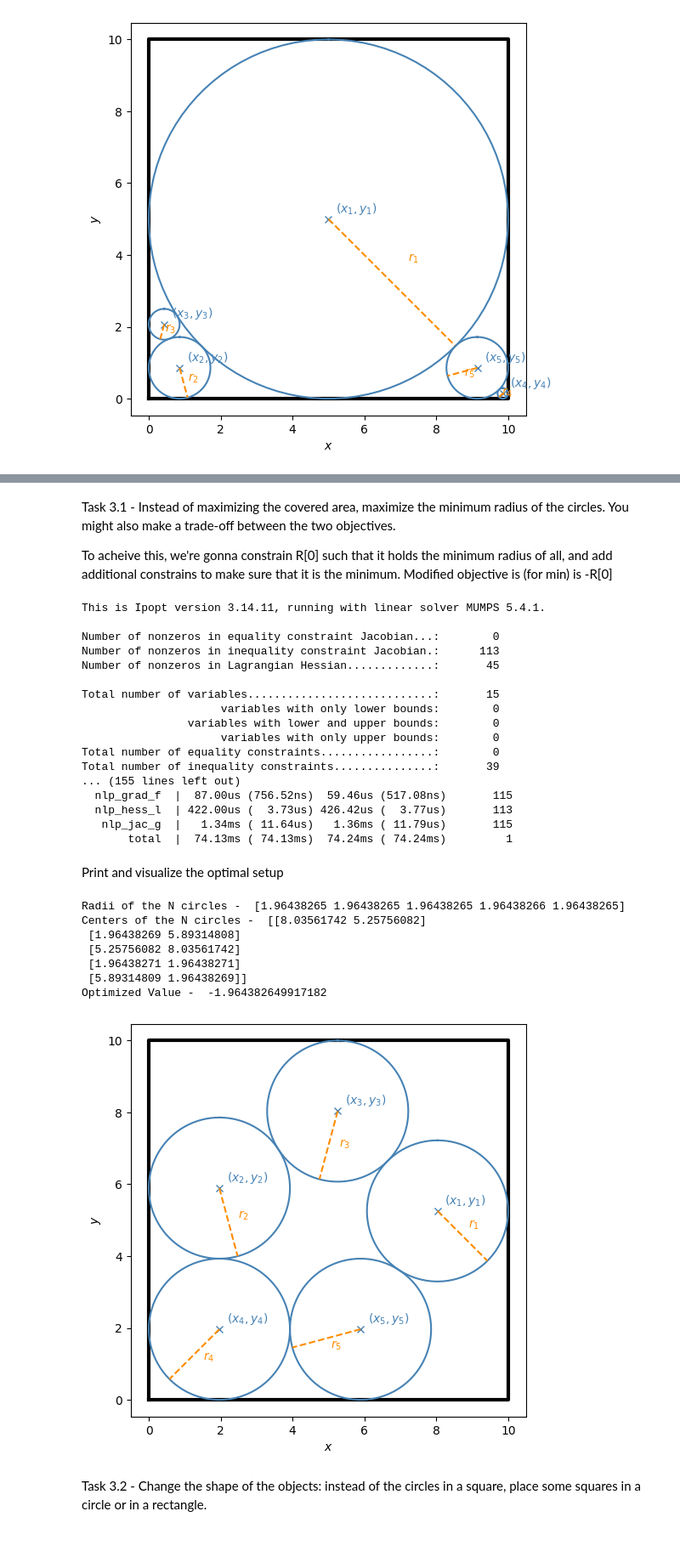
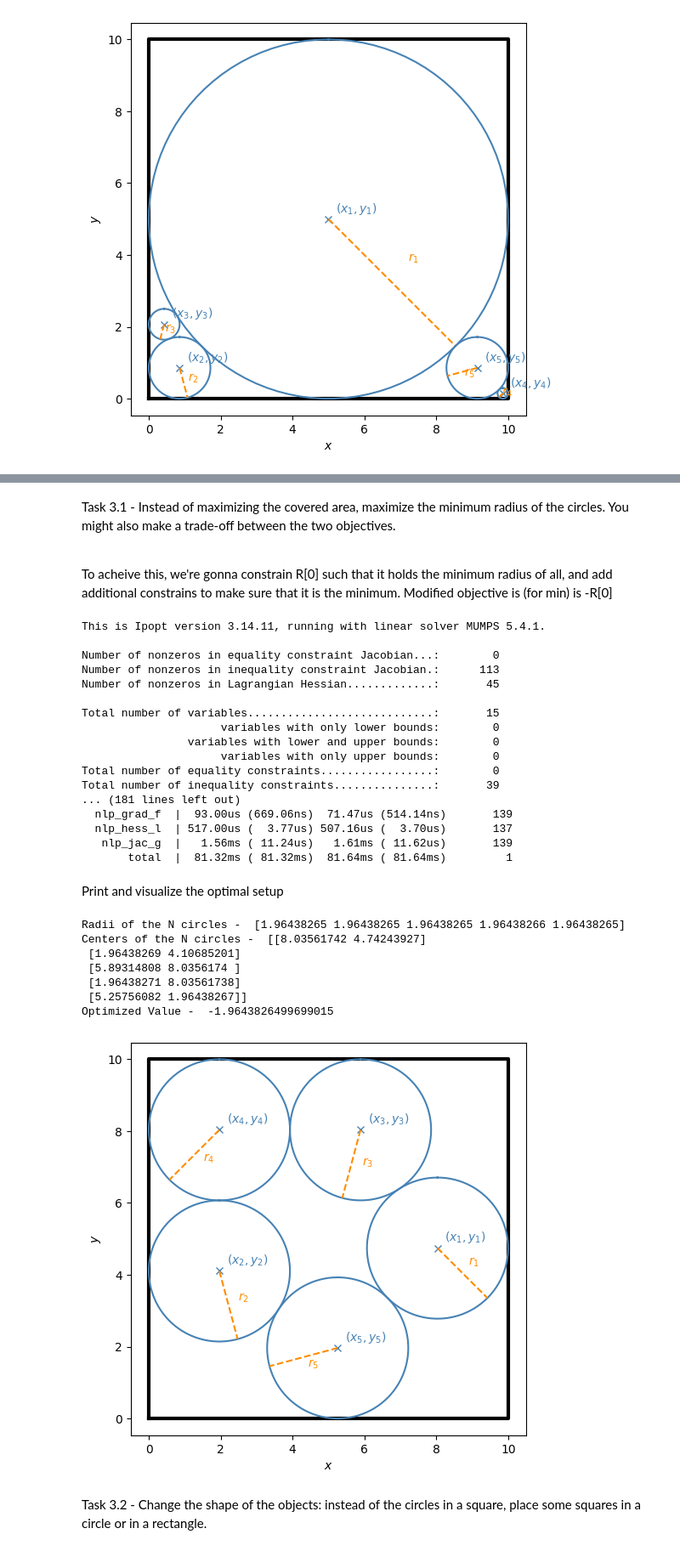
Before and after one commit to praffulr/NumOptExercises, a Jupyter notebook: MidtermProgramming/exercise.ipynb, the cells around one changed output, grey strips where cells are left out. Shown at 85% size. Cells and saved outputs as stored; diff of their text form; code cells hidden in the pictures.

```diff
--- a/MidtermProgramming/exercise.ipynb
+++ b/MidtermProgramming/exercise.ipynb
@@ -109,9 +109,9 @@ Task 3: Implement some modification/extension to the problem
 Implement two of the four following possible modifications/extensions to the problem. For each modification, implement the task and explain how you modified the optimization problem to solve it (in paper or Markdown format within a Jupyter notebook). Then, interpret the results you obtained, and compare them to the original problem.
 # %% [markdown]
 Task 3.1 - Instead of maximizing the covered area, maximize the minimum radius of the circles. You might
-also make a trade-off between the two objectives.
+also make a trade-off between the two objectives. <br><br>
 
-To acheive this, we're gonna constrain R[0] such that it holds the minimum radius of all, and add additional constrains to make sure that it is the minimum. Modified objective is (for min) is -R[0]
+To acheive this, we're gonna constrain R[0] such that it holds the minimum radius of all, and add additional constrains to make sure that it is the minimum. Modified objective is (for min) is -R[0] <br>
 # %%
 
 #Optimizer for Task 3.1
@@ -147,8 +147,7 @@ for i in range(N):
 opti_3_1.solver("ipopt")
 
 #Set initial Guess for R[0]
-#opti_3_1.set_initial(R_3_1[0], 0)
-opti_3_1.set_initial(R_3_1[0], 5)
+opti_3_1.set_initial(R_3_1[0], a)
 #opti_3_1.set_initial(R_3_1[0], 4)
 
 sol_3_1 = opti_3_1.solve()
@@ -165,31 +164,31 @@ Total number of variables............................:       15
                      variables with only upper bounds:        0
 Total number of equality constraints.................:        0
 Total number of inequality constraints...............:       39
-... (155 lines left out)
-  nlp_grad_f  |  87.00us (756.52ns)  59.46us (517.08ns)       115
-  nlp_hess_l  | 422.00us (  3.73us) 426.42us (  3.77us)       113
-   nlp_jac_g  |   1.34ms ( 11.64us)   1.36ms ( 11.79us)       115
-       total  |  74.13ms ( 74.13ms)  74.24ms ( 74.24ms)         1
+... (181 lines left out)
+  nlp_grad_f  |  93.00us (669.06ns)  71.47us (514.14ns)       139
+  nlp_hess_l  | 517.00us (  3.77us) 507.16us (  3.70us)       137
+   nlp_jac_g  |   1.56ms ( 11.24us)   1.61ms ( 11.62us)       139
+       total  |  81.32ms ( 81.32ms)  81.64ms ( 81.64ms)         1
 # %% [markdown]
 Print and visualize the optimal setup
 # %%
 r_3_1 = sol_3_1.value(R_3_1)
 centers_3_1 = sol_3_1.value(Centers_3_1)
 f_min_3_1 = sol_3_1.value(f_3_1)
 print ("Radii of the N circles - ", r_3_1)
 print ("Centers of the N circles - ", centers_3_1)
 print ("Optimized Value - ", f_min_3_1)
 
-plot_solution(centers_3_1, r_3_1, a, 'Task2_visualization.png')
+plot_solution(centers_3_1, r_3_1, a, 'Task3_1_visualization.png')
 # %% [output]
 Radii of the N circles -  [1.96438265 1.96438265 1.96438265 1.96438266 1.96438265]
-Centers of the N circles -  [[8.03561742 5.25756082]
- [1.96438269 5.89314808]
- [5.25756082 8.03561742]
- [1.96438271 1.96438271]
- [5.89314809 1.96438269]]
-Optimized Value -  -1.964382649917182
+Centers of the N circles -  [[8.03561742 4.74243927]
+ [1.96438269 4.10685201]
+ [5.89314808 8.0356174 ]
+ [1.96438271 8.03561738]
+ [5.25756082 1.96438267]]
+Optimized Value -  -1.9643826499699015
-[figure, old version]
+[figure, new version]
 # %% [markdown]
 Task 3.2 - Change the shape of the objects: instead of the circles in a square, place some squares in a circle or
 in a rectangle.
```
Also changed, not shown: parts of 14 cells of this notebook, 6 other files.
